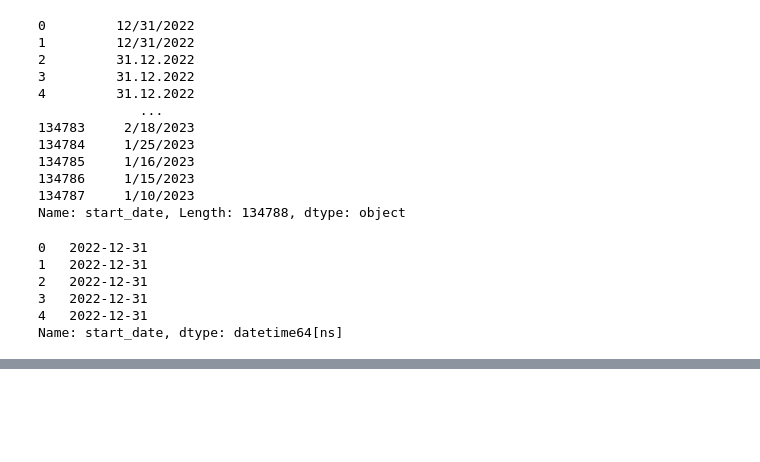
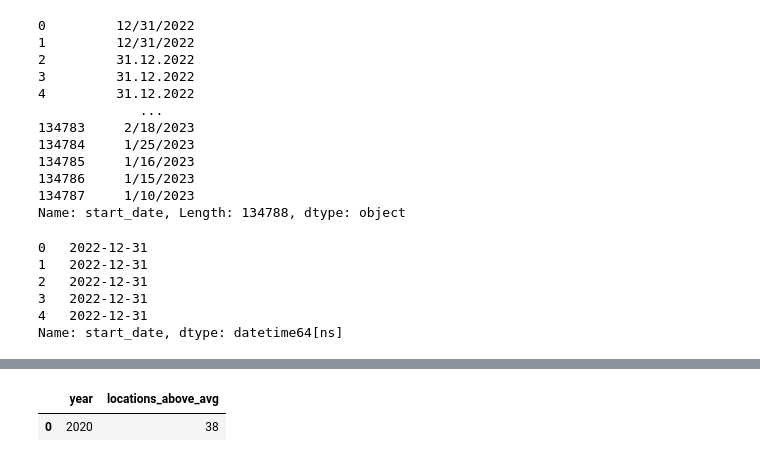
Before and after one commit to rvegrc/llm_agents, a Jupyter notebook: air_quality/air_quality.ipynb, the cells around one changed output, grey strips where cells are left out. Drawn from its saved outputs; the diff is of its cells as text; code cells hidden in the pictures; blank space fills up the shorter version.

```diff
--- a/air_quality/air_quality.ipynb
+++ b/air_quality/air_quality.ipynb
@@ -259,0 +395,30 @@ pd.to_datetime(air_quality['start_date'], format='%Y-%m-%d')
+# %%
+client_ch.query_df(
+    '''
+    WITH global_avg AS (
+        SELECT avg(data_value) AS avg_o3
+        FROM air_quality
+        WHERE name = 'Ozone (O3)'
+    )
+    SELECT
+        year,
+        countDistinct(geo_place_name) AS locations_above_avg
+    FROM (
+        SELECT
+            toYear(parseDateTimeBestEffort(a.start_date)) AS year,
+            a.geo_place_name,
+            avg(data_value) AS avg_o3_location
+        FROM air_quality a
+        WHERE a.name = 'Ozone (O3)'
+        GROUP BY year, a.geo_place_name
+        HAVING avg_o3_location > (SELECT avg_o3 FROM global_avg)
+    )
+    GROUP BY year
+    HAVING locations_above_avg > 0
+    ORDER BY locations_above_avg ASC
+    LIMIT 1
+    '''
+)
+# %% [output]
+|  | year | locations_above_avg |
+| 0 | 2020 | 38 |
```
Also changed, not shown: parts of 21 cells of this notebook.
